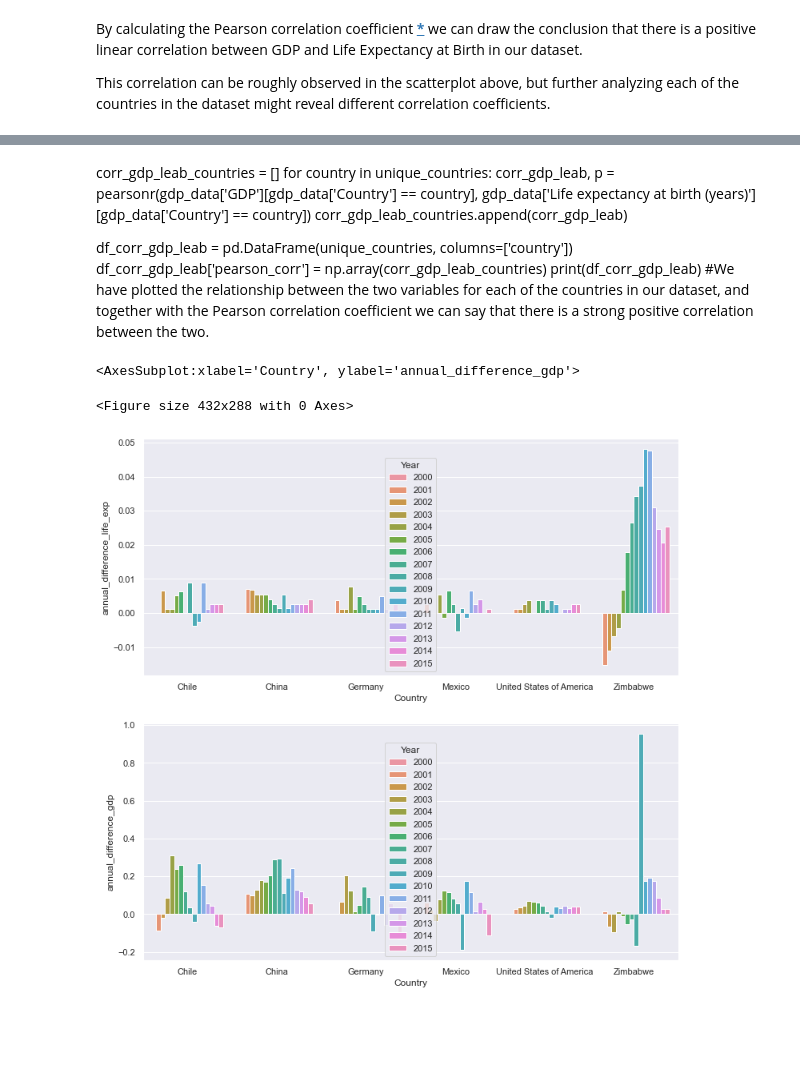
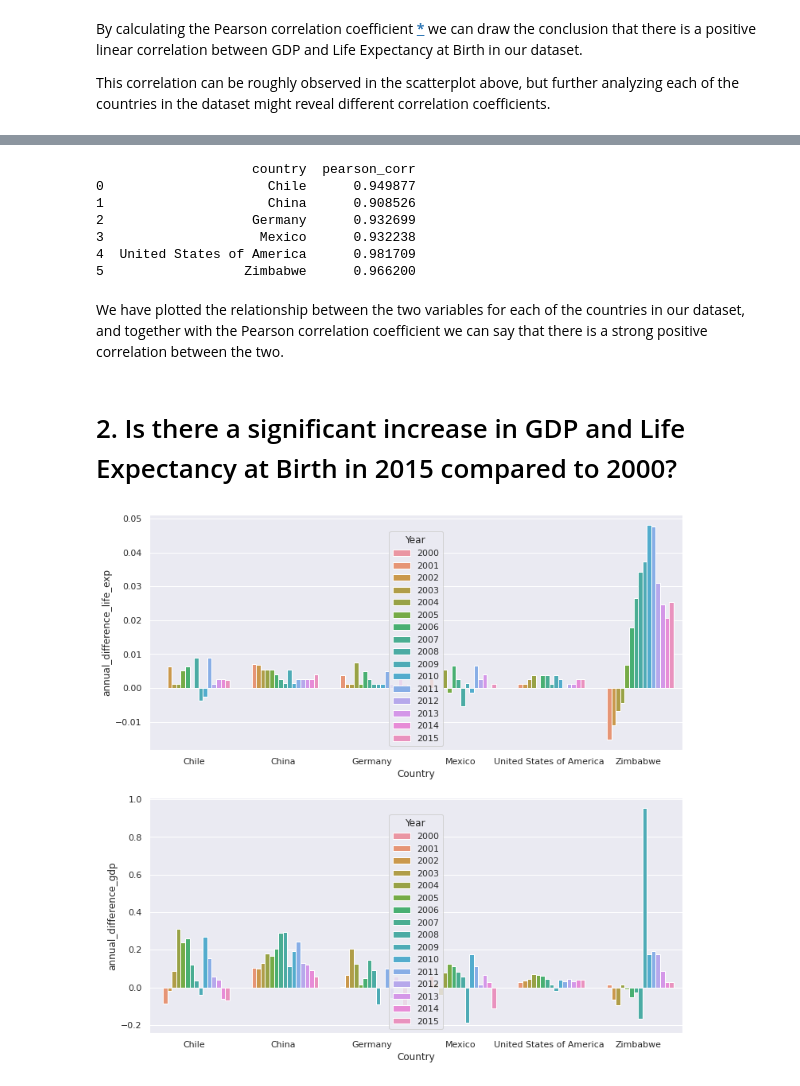
Before and after one commit to tiramisubunny/life_expectancy_gdp_group_project, a Jupyter notebook: life_expectancy_gdp.ipynb, the cells around one changed output, grey strips where cells are left out. Drawn from its saved outputs; the diff is of its cells as text; code cells hidden in the pictures; blank space fills up the shorter version.

Commit message:
add via github
Complete question 2: make 1 sample tests for gdp and life expectancy

```diff
--- a/life_expectancy_gdp.ipynb
+++ b/life_expectancy_gdp.ipynb
@@ -176,13 +216,24 @@ scatter_gdp_leaby = (scatter_gdp_leaby.map(sns.scatterplot, 'Life expectancy at
+# %%
+corr_gdp_leab_countries = []
+for country in unique_countries:
+    corr_gdp_leab, p = pearsonr(gdp_data['GDP'][gdp_data['Country'] == country], gdp_data['Life expectancy at birth (years)'][gdp_data['Country'] == country])
+    corr_gdp_leab_countries.append(corr_gdp_leab)
+
+df_corr_gdp_leab = pd.DataFrame(unique_countries,  columns=['country'])
+df_corr_gdp_leab['pearson_corr'] = np.array(corr_gdp_leab_countries)
+print(df_corr_gdp_leab)
+# %% [output]
+                    country  pearson_corr
+0                     Chile      0.949877
+1                     China      0.908526
+2                   Germany      0.932699
+3                    Mexico      0.932238
+4  United States of America      0.981709
+5                  Zimbabwe      0.966200
 # %% [markdown]
-corr_gdp_leab_countries = []
-for country in unique_countries:
-    corr_gdp_leab, p = pearsonr(gdp_data['GDP'][gdp_data['Country'] == country], gdp_data['Life expectancy at birth (years)'][gdp_data['Country'] == country])
-    corr_gdp_leab_countries.append(corr_gdp_leab)
-
-df_corr_gdp_leab = pd.DataFrame(unique_countries,  columns=['country'])
-df_corr_gdp_leab['pearson_corr'] = np.array(corr_gdp_leab_countries)
-print(df_corr_gdp_leab)
-#We have plotted the relationship between the two variables for each of the countries in our dataset, and together with the Pearson correlation coefficient we can say that there is a strong positive correlation between the two.
+We have plotted the relationship between the two variables for each of the countries in our dataset, and together with the Pearson correlation coefficient we can say that there is a strong positive correlation between the two.
+# %% [markdown]
+# 2. Is there a significant increase in GDP and Life Expectancy at Birth in 2015 compared to 2000?
 # %%
 # calulate annual difference of life expectancy and gdp of China
 # create cloumn T-1 of gdp and life expectancy
@@ -191,34 +242,33 @@ gdp_data['life_exp_t1'] = gdp_data['life_exp'].shift(1)
 gdp_data['GDP_t1'] = gdp_data['GDP'].shift(1)
 
 # set gdp data and life expectancy in the year 2000 to 0 in column T-1
 def change_2000_gdp(df):
     if df['Year'] == 2000:
         return 0
     else:
         return df['GDP_t1']
 
 def change_2000_life(df):
     if df['Year'] == 2000:
         return 0
     else:
         return df['life_exp_t1']
 
 gdp_data['GDP_t1'] = gdp_data.apply(change_2000_gdp, axis=1)
 gdp_data['life_exp_t1'] = gdp_data.apply(change_2000_life, axis=1)
 
 # calculate the annual difference of gdp and life expectancy
 
 gdp_data['annual_difference_life_exp'] = (gdp_data['life_exp'] - gdp_data['life_exp_t1'])/ gdp_data['life_exp_t1']
 gdp_data['annual_difference_gdp'] = (gdp_data['GDP'] - gdp_data['GDP_t1'])/ gdp_data['GDP_t1']
 
 #
-plt.clf()
+# plt.clf()
 fig, axs = plt.subplots(2, figsize=(12,12))
 
 #gdp_data_no_zimbabwe = gdp_data[gdp_data['Country'] != 'Zimbabwe']
 sns.barplot(ax= axs[0], data= gdp_data, x= 'Country', y = 'annual_difference_life_exp', hue = 'Year')
 sns.barplot(ax = axs[1], data= gdp_data, x= 'Country', y = 'annual_difference_gdp', hue = 'Year')
+plt.show()
 # %% [output]
-<AxesSubplot:xlabel='Country', ylabel='annual_difference_gdp'>
-<Figure size 432x288 with 0 Axes>
-[figure, old version]
+[figure, new version]
```
Also changed, not shown: parts of 29 cells of this notebook.
